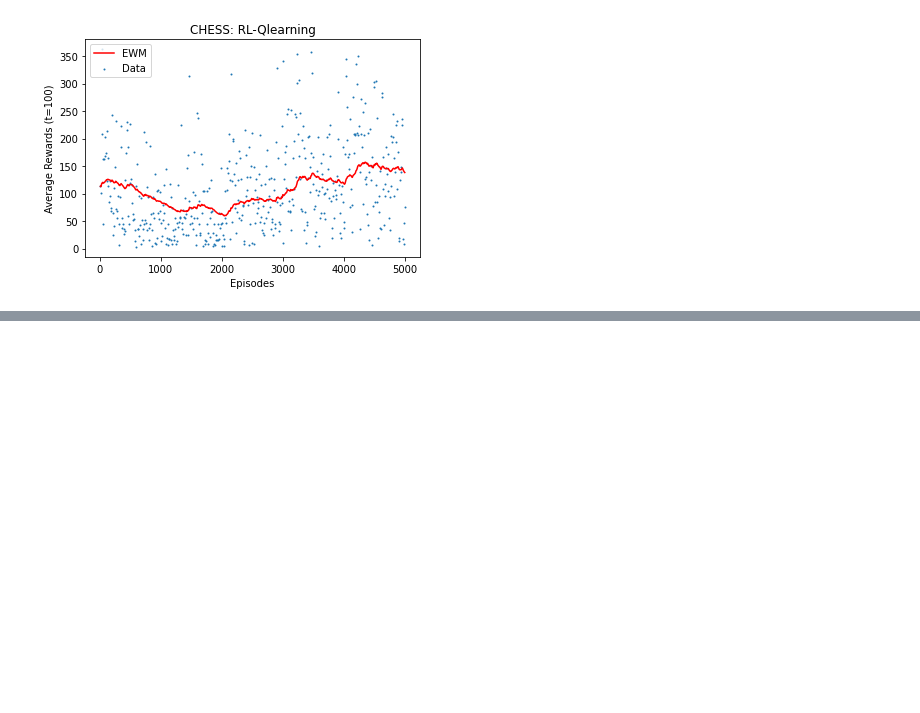
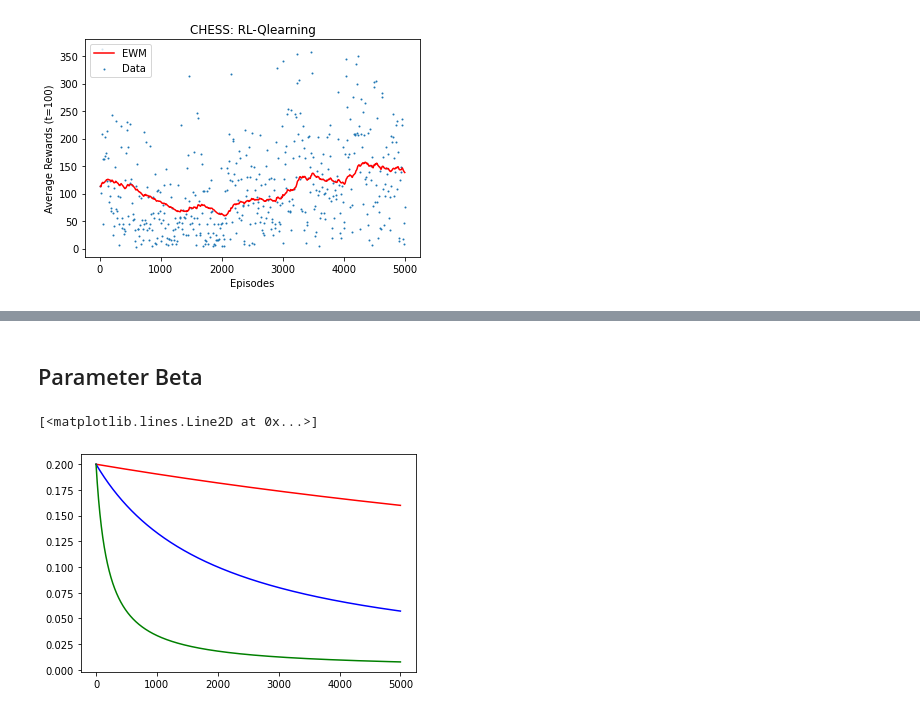
Before and after one commit to hk-kaden-kim/UZH-FS22-RL, a Jupyter notebook: AssignmentFiles/TrainingDataAnalysis.ipynb, the cells around one changed output, grey strips where cells are left out. Saved outputs shown, nothing was run; the diff lists cells and outputs as text; code cells hidden in the pictures; blank space fills up the shorter version.

```diff
--- a/AssignmentFiles/TrainingDataAnalysis.ipynb
+++ b/AssignmentFiles/TrainingDataAnalysis.ipynb
@@ -54,0 +111,28 @@ PlotEWM(Data,Episode,xlabel,ylabel,title)
+# %% [markdown]
+## Parameter Beta
+# %%
+T = 5000
+
+epsilon_0 = 0.2
+beta = 0.00005
+beta2 = 0.0005
+beta3 = 0.005
+
+epsilon_f = np.zeros(T)
+epsilon_f2 = np.zeros(T)
+epsilon_f3 = np.zeros(T)
+
+
+for n in range(T):
+    epsilon_f[n] = epsilon_0 / (1 + beta * n)
+for n in range(T):
+    epsilon_f2[n] = epsilon_0 / (1 + beta2 * n)
+for n in range(T):
+    epsilon_f3[n] = epsilon_0 / (1 + beta3 * n)
+
+plt.plot(epsilon_f, color = 'r')
+plt.plot(epsilon_f2, color = 'b')
+plt.plot(epsilon_f3, color = 'g')
+# %% [output]
+[<matplotlib.lines.Line2D at 0x...>]
+[figure, added]
```
Also changed, not shown: parts of 15 cells of this notebook, 36 other files.
